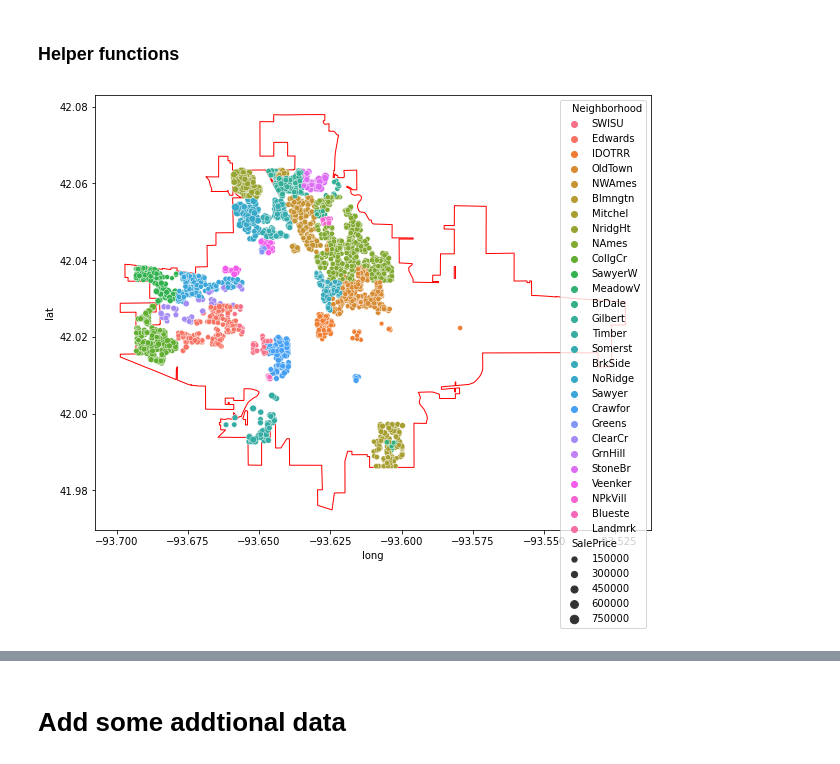
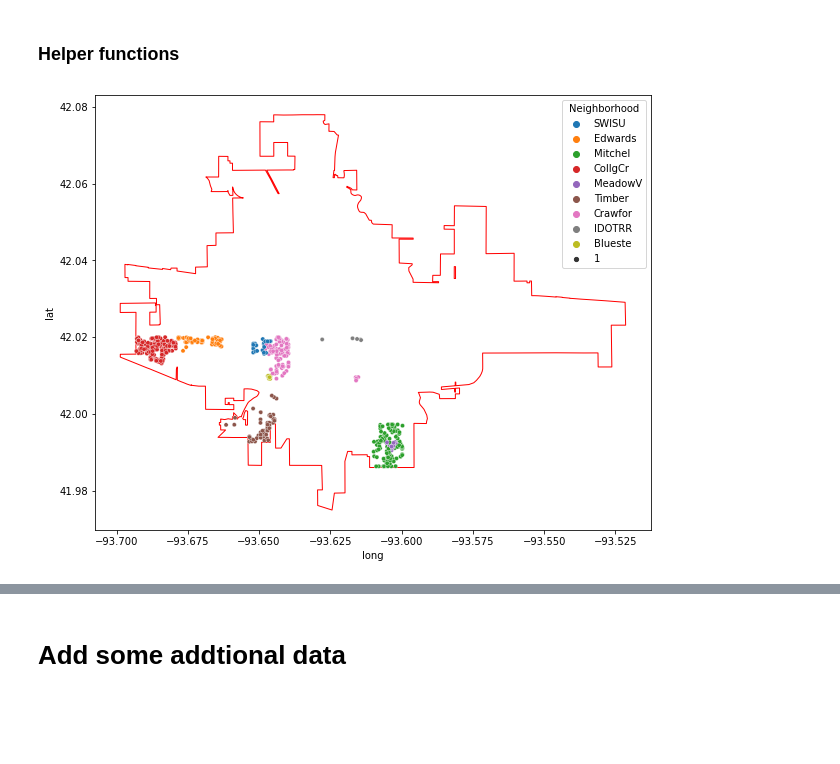
Before and after one commit to nickelworks/machine-learning-housing-project, a Jupyter notebook: charles/eda/Untitled.ipynb, the cells around one changed output, grey strips where cells are left out. Saved outputs shown, nothing was run; the diff lists cells and outputs as text; code cells hidden in the pictures; blank space fills up the shorter version.

Commit message:
3rd version of data

```diff
--- a/charles/eda/Untitled.ipynb
+++ b/charles/eda/Untitled.ipynb
@@ -68,7 +88,7 @@ def elbow_test(f):
     plt.title('Elbow Method')
     plt.show()
 # %%
-plot_ames(data['Neighborhood'],data['SalePrice'])
+plot_ames(data[data['lat'] < 42.02].Neighborhood,1)
 # data.groupby('Neighborhood').size().sort_values()
 # %% [output]
-[figure, old version]
+[figure, new version]
```
Also changed, not shown: parts of 81 cells of this notebook, 2 other files.
